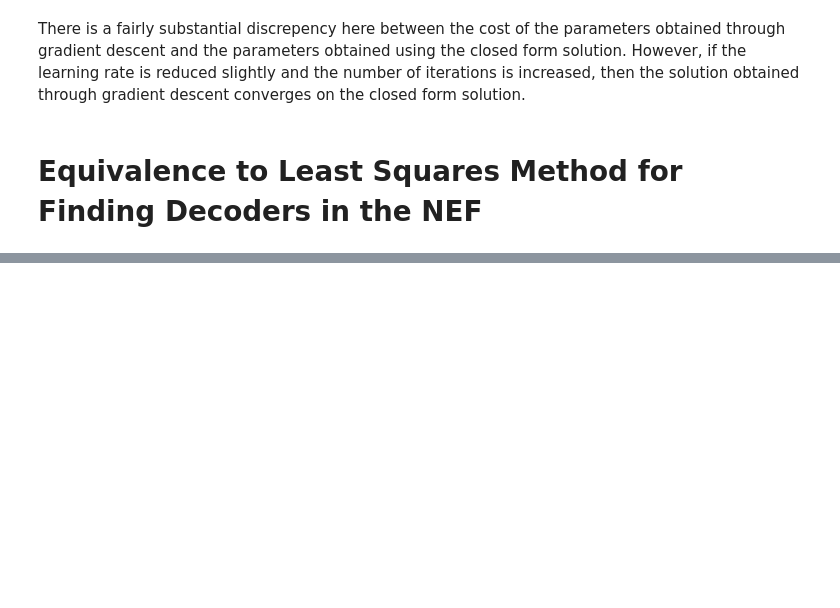
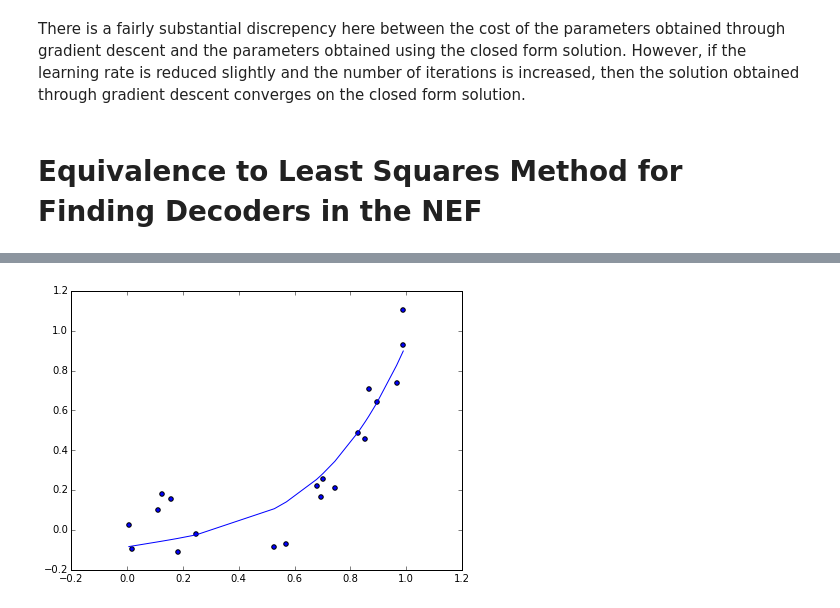
Before and after one commit to pblouw/stat-946, a Jupyter notebook: LinearRegression.ipynb, the cells around one changed output, grey strips where cells are left out. Drawn from its saved outputs; the diff is of its cells as text; code cells hidden in the pictures; blank space fills up the shorter version.

```diff
--- a/LinearRegression.ipynb
+++ b/LinearRegression.ipynb
@@ -88,16 +88,16 @@ targets = data[:,2]
 samples = samples / np.max(samples, axis=0)
 
 # Perform updates and store cost values
-i = 200
-costs = np.zeros(i)
+iters = 200
+costs = []
 
-for _ in range(i):
+for _ in range(iters):
     theta = update(theta)
-    costs[_] = cost(theta)
+    costs.append(cost(theta))
 
 # Plot the cost function in relation to the number of iterations
 plt.figure(figsize=(7,5))
-plt.plot(np.arange(i), costs)
+plt.plot(np.arange(iters), costs)
 plt.ylabel('Cost')
 plt.xlabel('Number of Iteratios')
 plt.show()
@@ -150,0 +195,34 @@ When neural models are generated using the Neural Engineering Framework (NEF), a
+# %%
+# Create random sample of data points from a non-linear function
+n = 20
+
+def func(x):
+    return x**4 + np.random.randn(len(x))*0.1
+
+data = np.random.random_sample(n)
+data.sort()
+targets = func(data)
+
+# Add polynomial features to description of training data
+degree = 4
+samples = np.tile(data.reshape(len(data),1), degree)
+samples[:,1:] = np.power(samples[:,1:], range(2,degree+1))
+
+# Add bias and perform feature normalization
+samples = np.hstack((np.ones((len(samples),1)), samples))
+samples = samples / np.max(samples, axis=0)
+
+# Perform linear regression using this feature set
+theta = np.random.rand(degree+1)
+rate = 0.05
+iters = 200
+
+for _ in range(iters):
+    theta = update(theta)
+
+plt.figure(figsize=(7,5))
+plt.scatter(data, targets)
+plt.plot(data, np.dot(samples,theta))
+plt.show()
+# %% [output]
+[figure, added]
```
Also changed, not shown: parts of 7 cells of this notebook.
